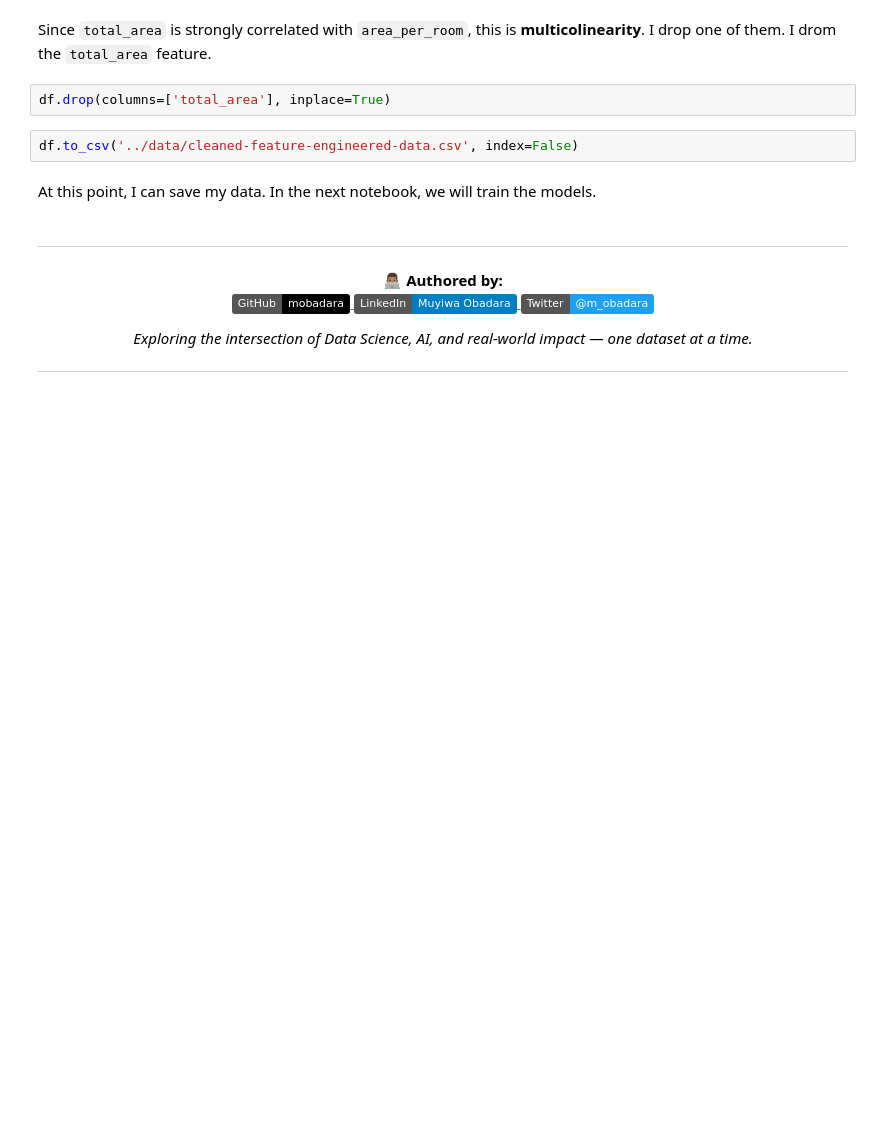
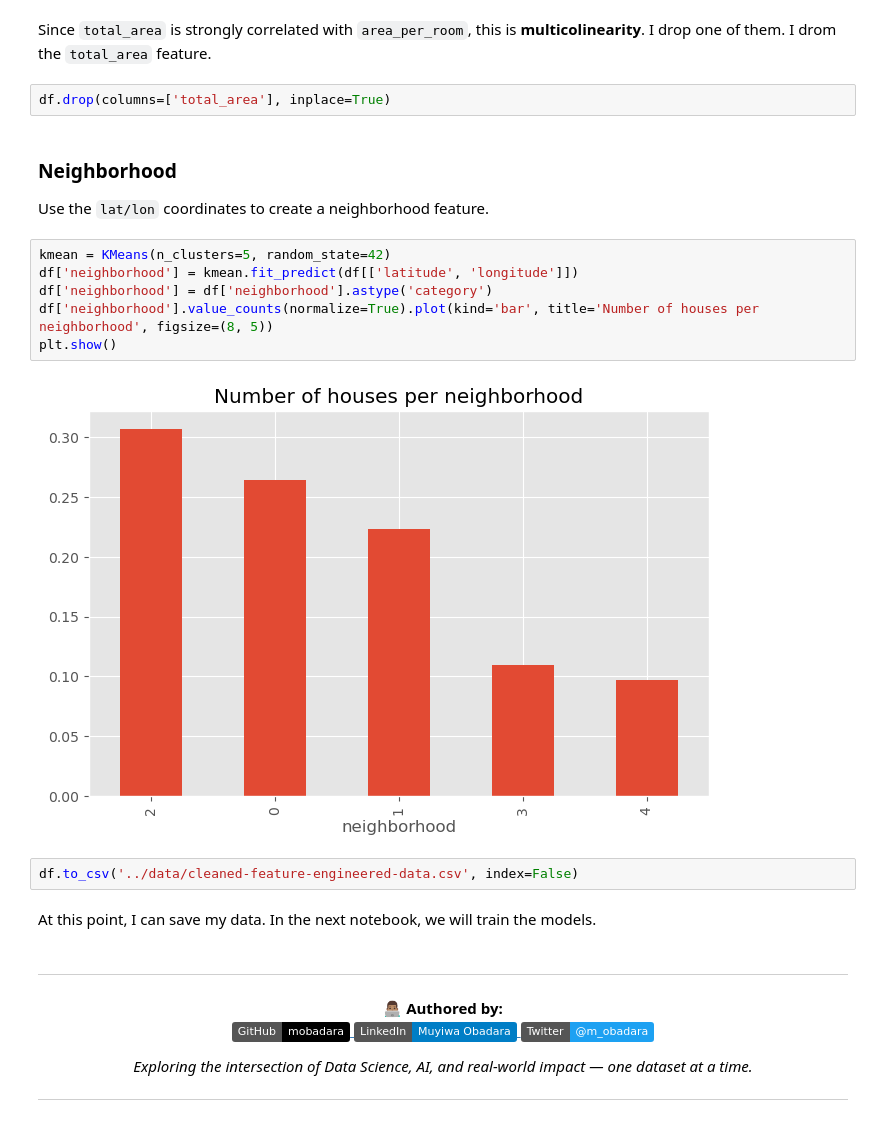
Before and after one commit to mobadara/housing-in-india, a Jupyter notebook: notebooks/02-data-cleaning-and-feature-engineering.ipynb, the cells around one changed output. Drawn from its saved outputs; the diff is of its cells as text; badges without logos; blank space fills up the shorter version.

```diff
--- a/notebooks/02-data-cleaning-and-feature-engineering.ipynb
+++ b/notebooks/02-data-cleaning-and-feature-engineering.ipynb
@@ -193,6 +186,17 @@ multivariate.heatmap_analysis()
 Since `total_area` is strongly correlated with `area_per_room`, this is **multicolinearity**. I drop one of them. I drom the `total_area` feature.
 # %%
 df.drop(columns=['total_area'], inplace=True)
+# %% [markdown]
+### **Neighborhood**
+Use the `lat/lon` coordinates to create a neighborhood feature.
+# %%
+kmean = KMeans(n_clusters=5, random_state=42)
+df['neighborhood'] = kmean.fit_predict(df[['latitude', 'longitude']])
+df['neighborhood'] = df['neighborhood'].astype('category')
+df['neighborhood'].value_counts(normalize=True).plot(kind='bar', title='Number of houses per neighborhood', figsize=(8, 5))
+plt.show()
+# %% [output]
+[figure, added]
 # %%
 df.to_csv('../data/cleaned-feature-engineered-data.csv', index=False)
 # %% [markdown]
```
Also changed, not shown: parts of 7 cells of this notebook, 6 other files.
